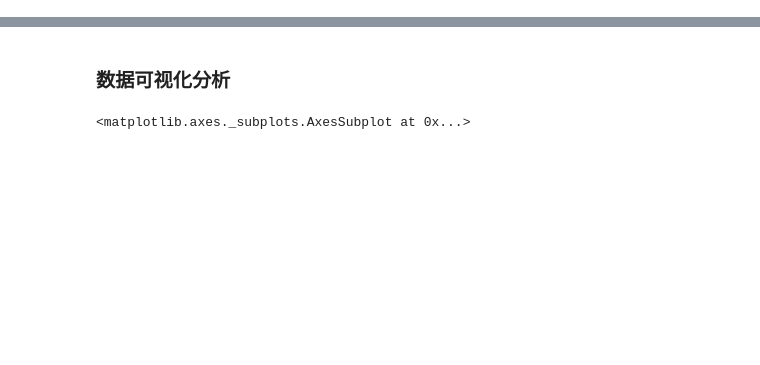
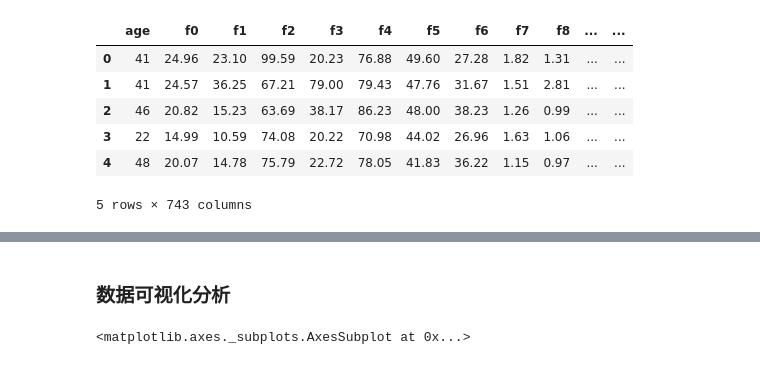
Before and after one commit to koibiki/ai-medical, a Jupyter notebook: Untitled.ipynb, the cells around one changed output, grey strips where cells are left out. Cells and saved outputs as stored; diff of their text form; code cells hidden in the pictures; blank space fills up the shorter version.

```diff
--- a/Untitled.ipynb
+++ b/Untitled.ipynb
@@ -119,4 +68,21 @@ new_train.add(random_s)
+# %%
+train_data.columns = str_columns
+test_data.columns = str_columns
 # %%
-new_train = train_data.iloc[0:1]
+scale_train_data = create_scale_feature(train_data.iloc[:, 1:])
+# %%
+scale_train_data['sex'] = train_data['sex']
+# %%
+scale_x_y = pd.concat([scale_train_data, train_target], axis=1)
+# %%
+scale_x_y.head()
+# %% [output]
+|  | age | f0 | f1 | f2 | f3 | f4 | f5 | f6 | f7 | f8 | ... | ... |
+| 0 | 41 | 24.96 | 23.10 | 99.59 | 20.23 | 76.88 | 49.60 | 27.28 | 1.82 | 1.31 | ... | ... |
+| 1 | 41 | 24.57 | 36.25 | 67.21 | 79.00 | 79.43 | 47.76 | 31.67 | 1.51 | 2.81 | ... | ... |
+| 2 | 46 | 20.82 | 15.23 | 63.69 | 38.17 | 86.23 | 48.00 | 38.23 | 1.26 | 0.99 | ... | ... |
+| 3 | 22 | 14.99 | 10.59 | 74.08 | 20.22 | 70.98 | 44.02 | 26.96 | 1.63 | 1.06 | ... | ... |
+| 4 | 48 | 20.07 | 14.78 | 75.79 | 22.72 | 78.05 | 41.83 | 36.22 | 1.15 | 0.97 | ... | ... |
+5 rows × 743 columns
 # %%
 # %% [output]
```
Also changed, not shown: parts of 55 cells of this notebook, 9 other files.
